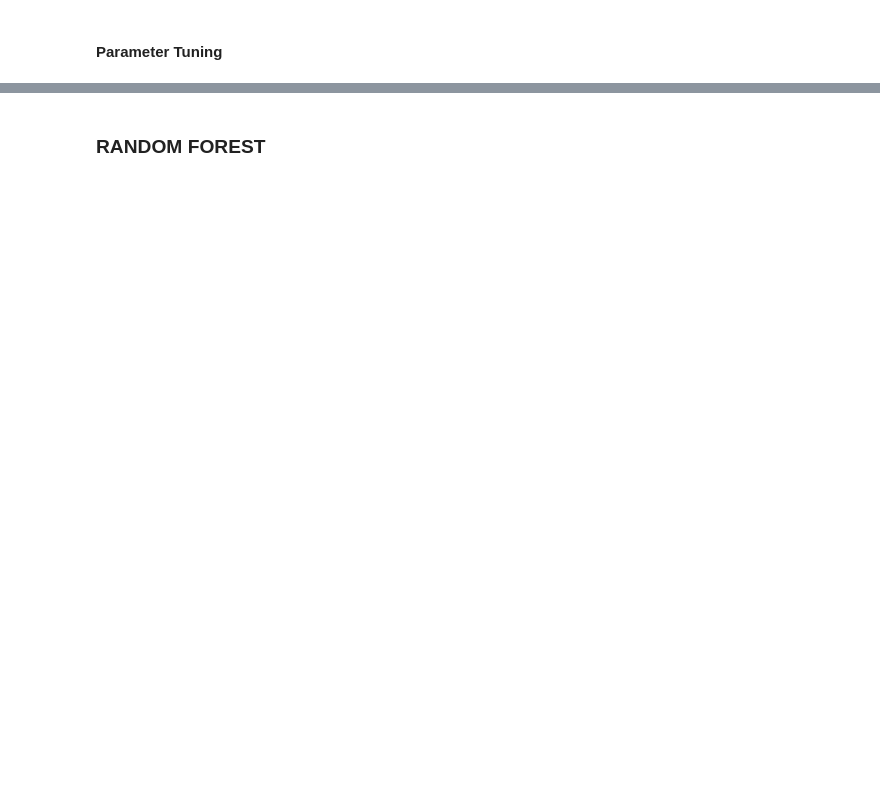
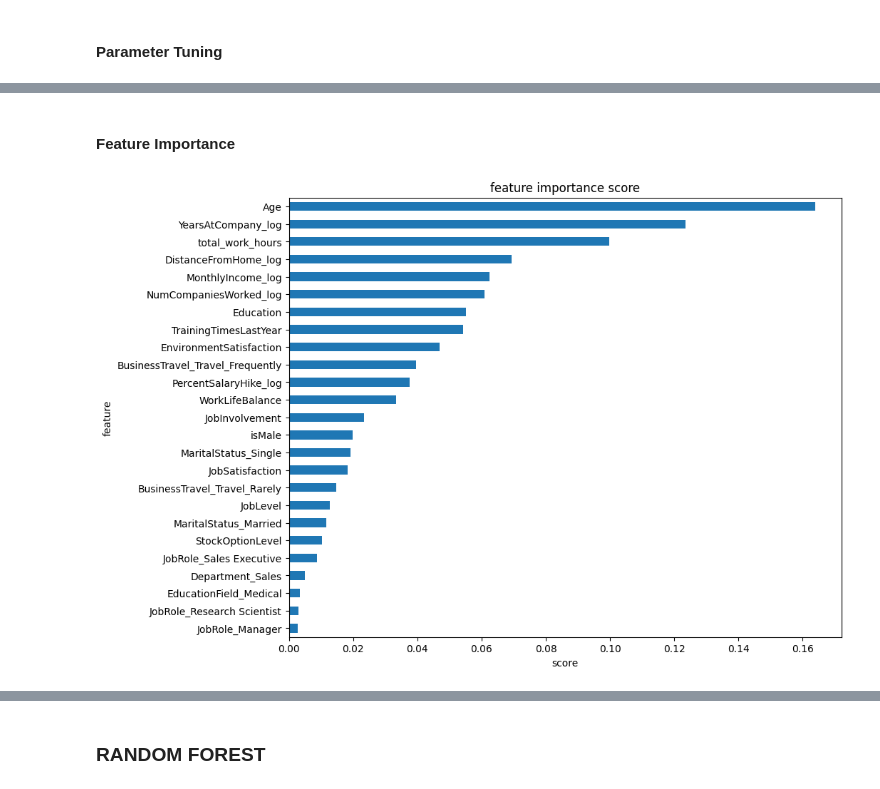
Before and after one commit to raqiwardhana/FINPRO, a Jupyter notebook: Stages/Stage2.ipynb, the cells around one changed output, grey strips where cells are left out. Drawn from its saved outputs; the diff is of its cells as text; code cells hidden in the pictures; blank space fills up the shorter version.

```diff
--- a/Stages/Stage2.ipynb
+++ b/Stages/Stage2.ipynb
@@ -328,11 +384,12 @@ from imblearn.over_sampling import SMOTE
 
 pipeline_dt = Pipeline([
     ('scaler', StandardScaler()),
-    ('smote', SMOTE(random_state=42)),
-    ('model', DecisionTreeClassifier(max_depth=5,
-                                     min_samples_leaf=20,
-                                     random_state=42,
-                                     ))
+    #('smote', SMOTE(random_state=42)),
+    ('model', DecisionTreeClassifier(
+        #max_depth=5,
+        #min_samples_leaf=20,
+        random_state=42,
+        ))
 ])
 pipeline_dt.fit(X_train, y_train)
 y_prob = pipeline_dt.predict_proba(X_val)[:, 1]
@@ -374,12 +431,15 @@ print(confusion_matrix(y_val, pipeline_dt.predict(X_val)))
 #### Parameter Tuning
 # %%
 from imblearn.pipeline import Pipeline
-from imblearn.over_sampling import SMOTE
+#from imblearn.over_sampling import SMOTE
 from sklearn.tree import DecisionTreeClassifier
 from sklearn.model_selection import RandomizedSearchCV
 
 pipeline = Pipeline([
-    ('model', DecisionTreeClassifier(max_depth=5, min_samples_leaf=20, random_state=42))
+    ('model', DecisionTreeClassifier(
+        #max_depth=5,
+        #min_samples_leaf=20,
+        random_state=42))
 ])
 
 param_dist = {
@@ -439,0 +497,10 @@ print(confusion_matrix(y_val, random_search_dt.predict(X_val)))
+# %% [markdown]
+#### Feature Importance
+# %%
+# ambil model decision tree dari pipeline
+dt_model = random_search_dt.best_estimator_.named_steps['model']
+
+# tampilkan feature importance
+show_feature_importance(dt_model)
+# %% [output]
+[figure, added]
```
Also changed, not shown: parts of 94 cells of this notebook.
